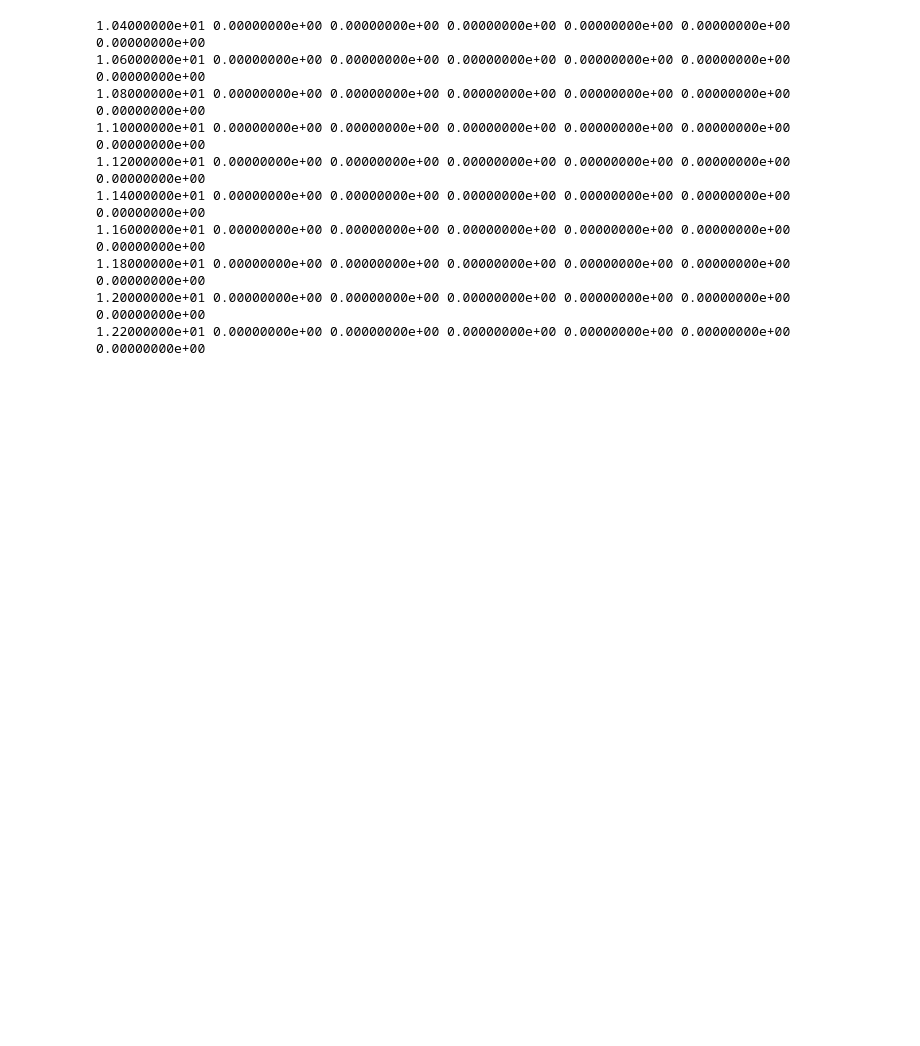
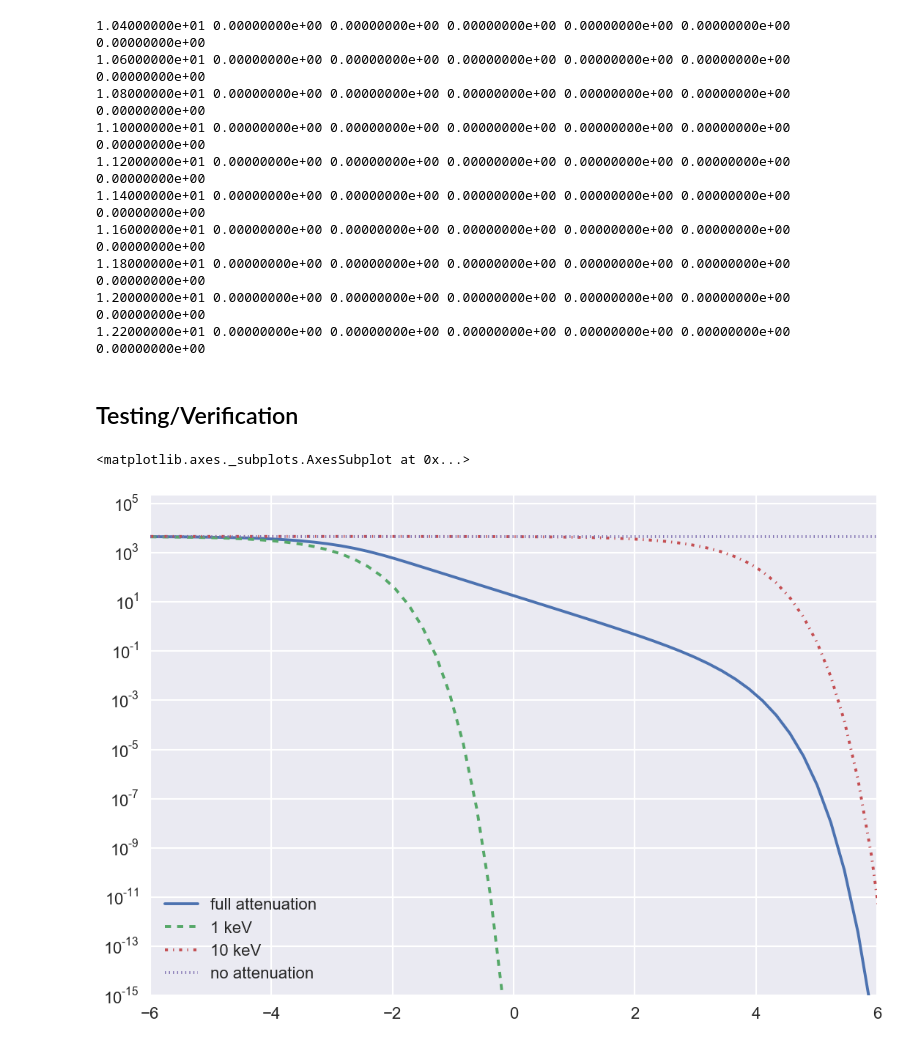
Before and after one commit to hummel/xray_notebooks, a Jupyter notebook: X-Ray Heating and Ionization Table.ipynb, the cells around one changed output. Cells and saved outputs as stored; diff of their text form; code cells hidden in the pictures; blank space fills up the shorter version.

```diff
--- a/X-Ray Heating and Ionization Table.ipynb
+++ b/X-Ray Heating and Ionization Table.ipynb
@@ -312,3 +323,16 @@ np.savetxt('kh_rates.dat', kh_data, fmt='%.8e %.8e %.8e %.8e %.8e %.8e %.8e')
 1.18000000e+01 0.00000000e+00 0.00000000e+00 0.00000000e+00 0.00000000e+00 0.00000000e+00 0.00000000e+00
 1.20000000e+01 0.00000000e+00 0.00000000e+00 0.00000000e+00 0.00000000e+00 0.00000000e+00 0.00000000e+00
 1.22000000e+01 0.00000000e+00 0.00000000e+00 0.00000000e+00 0.00000000e+00 0.00000000e+00 0.00000000e+00
+# %% [markdown]
+## Testing/Verification
+# %%
+n = np.logspace(-6,12.2,82)
+ktest = pd.DataFrame(index=np.linspace(-6,12.2,82))
+ktest['full attenuation'] = k_rates(n, 'H', True)
+ktest['1 keV'] = k_rates(n, 'H', True, tau_sig=1.14e-23)
+ktest['10 keV'] = k_rates(n, 'H', True, tau_sig=4.54e-27)
+ktest['no attenuation'] = k_rates(n, 'H', False)
+ktest.plot(logy=True, ylim=(1e-15, 2e5), xlim=(-6,6), style=['-', '--', '-.',':'])
+# %% [output]
+<matplotlib.axes._subplots.AxesSubplot at 0x...>
+[figure, added]
```
Also changed, not shown: parts of 9 cells of this notebook.
